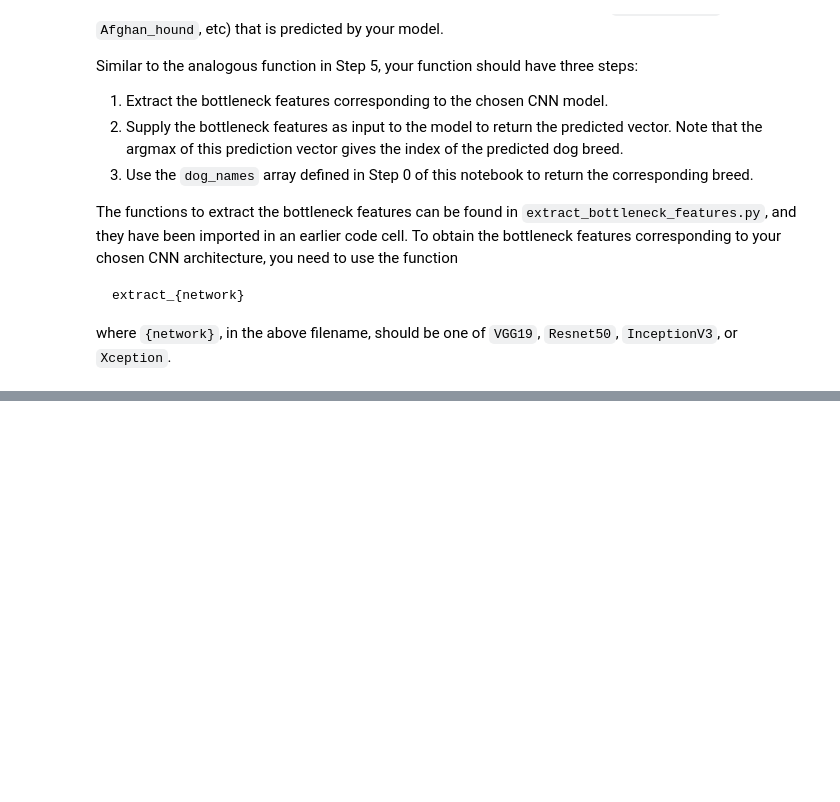
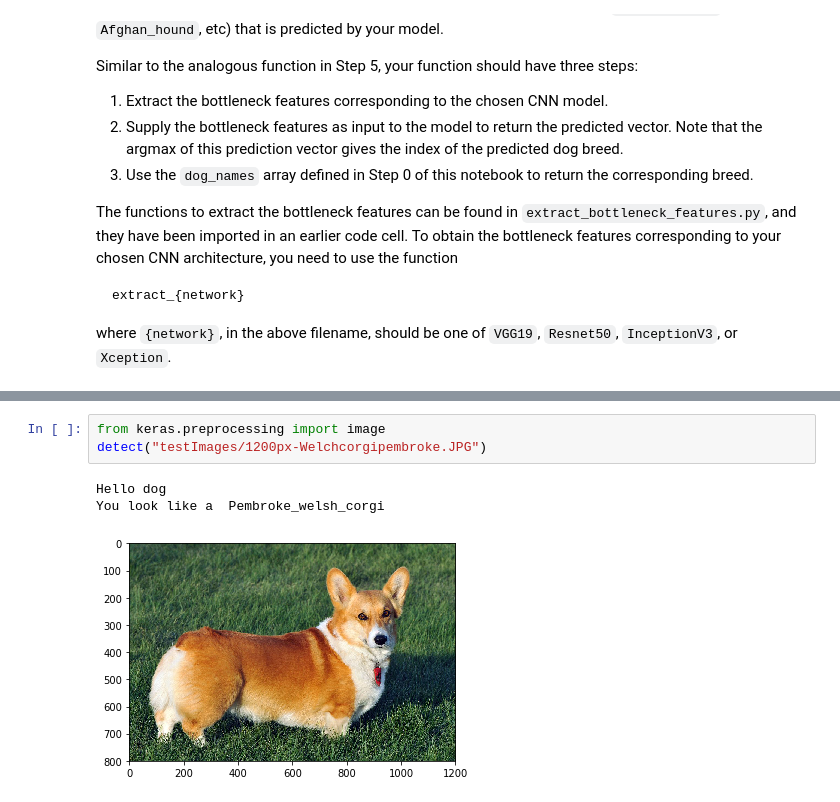
Before and after one commit to Worulz/AIND-2017, a Jupyter notebook: dog-project/dog_app.ipynb, the cells around one changed output, grey strips where cells are left out. Saved outputs shown, nothing was run; the diff lists cells and outputs as text; blank space fills up the shorter version.

```diff
--- a/dog-project/dog_app.ipynb
+++ b/dog-project/dog_app.ipynb
@@ -682,0 +933,7 @@ __Answer:__
+# %%
+from keras.preprocessing import image
+detect("testImages/1200px-Welchcorgipembroke.JPG")
+# %% [output]
+Hello dog
+You look like a  Pembroke_welsh_corgi
+[figure, added]
```
Also changed, not shown: parts of 36 cells of this notebook, 6 other files.
